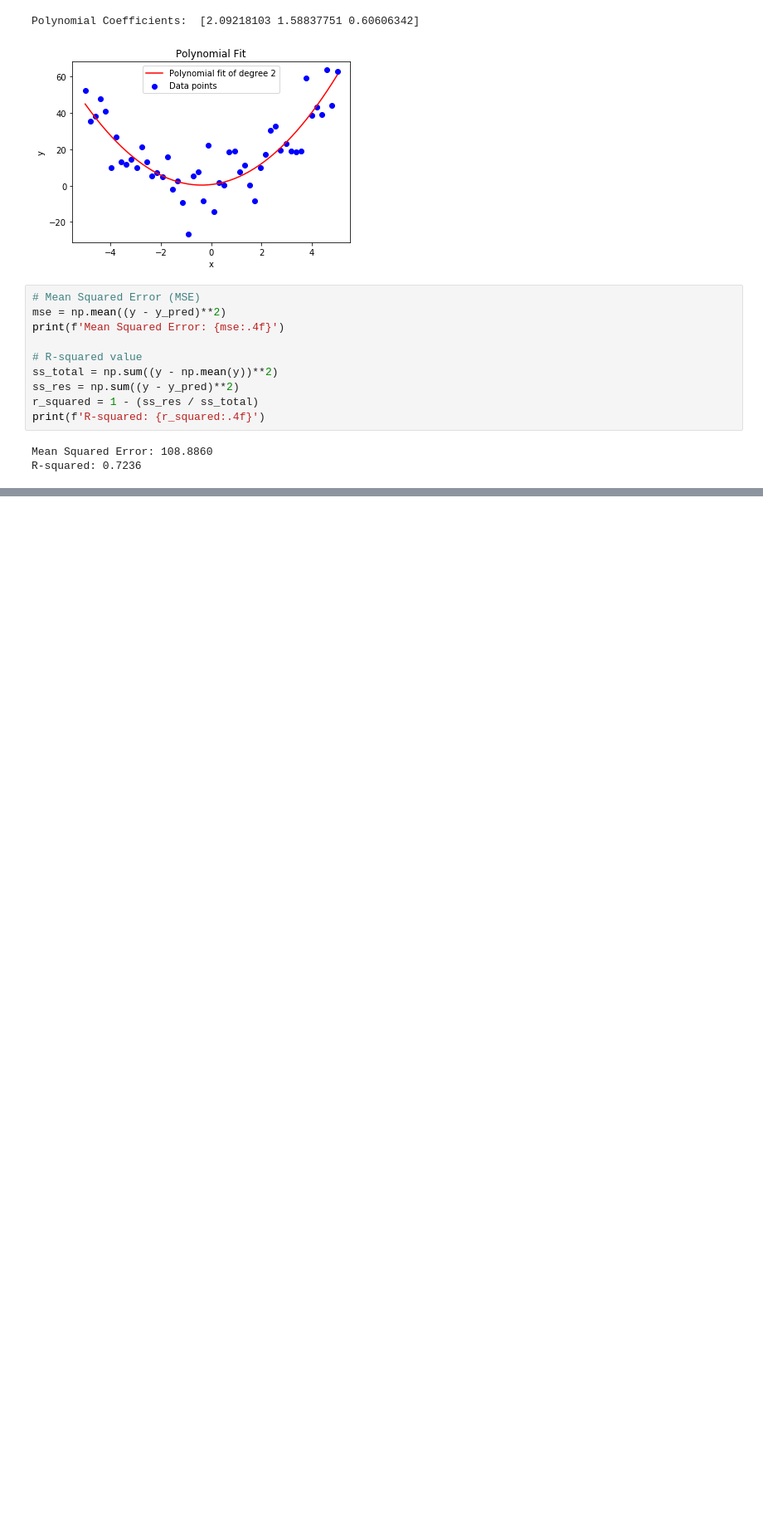
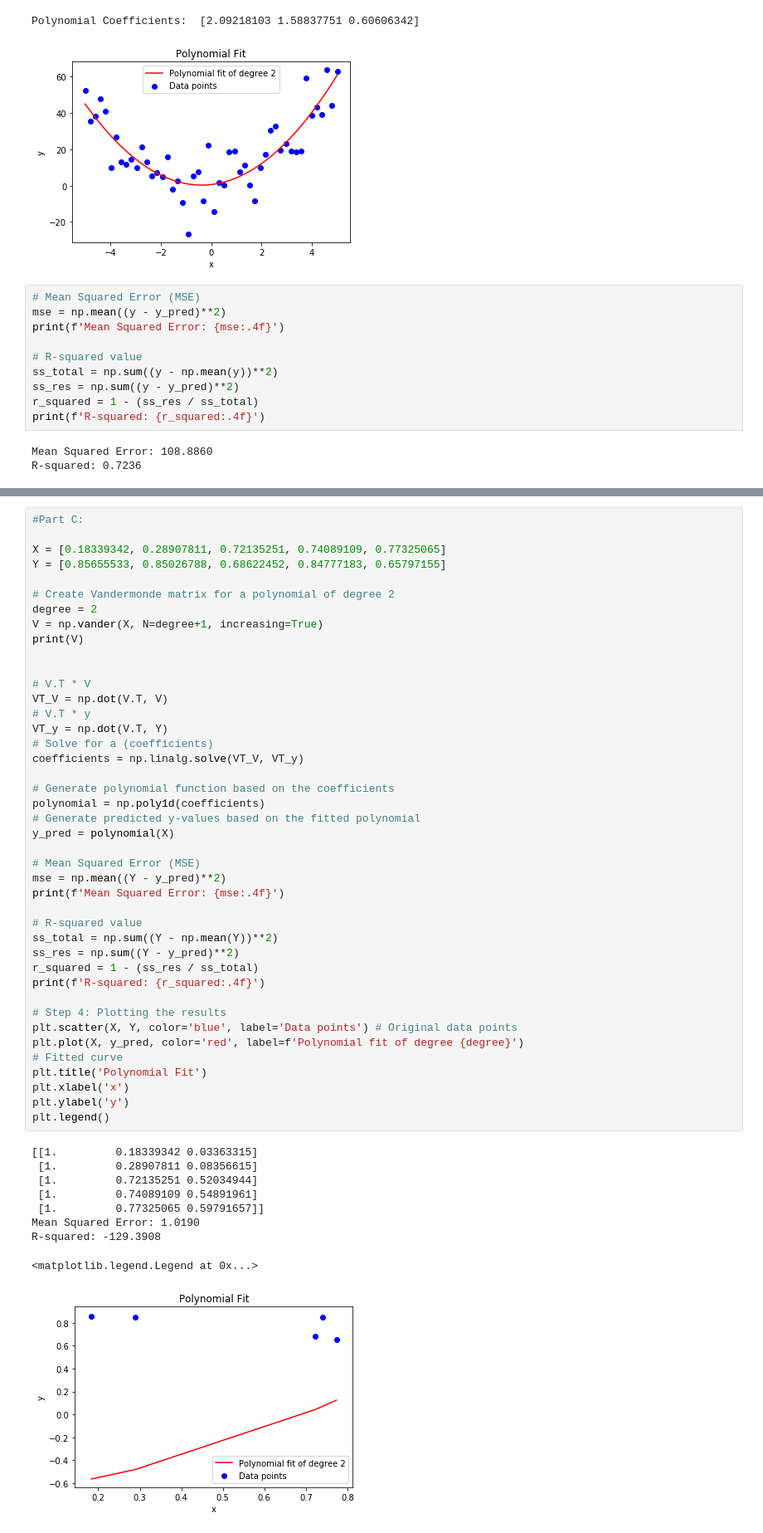
Before and after one commit to AZadkiel/coe311k, a Jupyter notebook: classwork1/Challenges/CH10-azt252.ipynb, the cells around one changed output, grey strips where cells are left out. Shown at 83% size. Cells and saved outputs as stored; diff of their text form; blank space fills up the shorter version.

```diff
--- a/classwork1/Challenges/CH10-azt252.ipynb
+++ b/classwork1/Challenges/CH10-azt252.ipynb
@@ -116,0 +278,52 @@ ValueError: operands could not be broadcast together with shapes (5,) (50,)
+# %%
+#Part C:
+
+X = [0.18339342, 0.28907811, 0.72135251, 0.74089109, 0.77325065]
+Y = [0.85655533, 0.85026788, 0.68622452, 0.84777183, 0.65797155]
+
+# Create Vandermonde matrix for a polynomial of degree 2
+degree = 2
+V = np.vander(X, N=degree+1, increasing=True)
+print(V)
+
+
+# V.T * V
+VT_V = np.dot(V.T, V)
+# V.T * y
+VT_y = np.dot(V.T, Y)
+# Solve for a (coefficients)
+coefficients = np.linalg.solve(VT_V, VT_y)
+
+# Generate polynomial function based on the coefficients
+polynomial = np.poly1d(coefficients)
+# Generate predicted y-values based on the fitted polynomial
+y_pred = polynomial(X)
+
+# Mean Squared Error (MSE)
+mse = np.mean((Y - y_pred)**2)
+print(f'Mean Squared Error: {mse:.4f}')
+
+# R-squared value
+ss_total = np.sum((Y - np.mean(Y))**2)
+ss_res = np.sum((Y - y_pred)**2)
+r_squared = 1 - (ss_res / ss_total)
+print(f'R-squared: {r_squared:.4f}')
+
+# Step 4: Plotting the results
+plt.scatter(X, Y, color='blue', label='Data points') # Original data points
+plt.plot(X, y_pred, color='red', label=f'Polynomial fit of degree {degree}')
+# Fitted curve
+plt.title('Polynomial Fit')
+plt.xlabel('x')
+plt.ylabel('y')
+plt.legend()
+# %% [output]
+[[1.         0.18339342 0.03363315]
+ [1.         0.28907811 0.08356615]
+ [1.         0.72135251 0.52034944]
+ [1.         0.74089109 0.54891961]
+ [1.         0.77325065 0.59791657]]
+Mean Squared Error: 1.0190
+R-squared: -129.3908
+<matplotlib.legend.Legend at 0x...>
+[figure, added]
```
Also changed, not shown: parts of 5 cells of this notebook.
